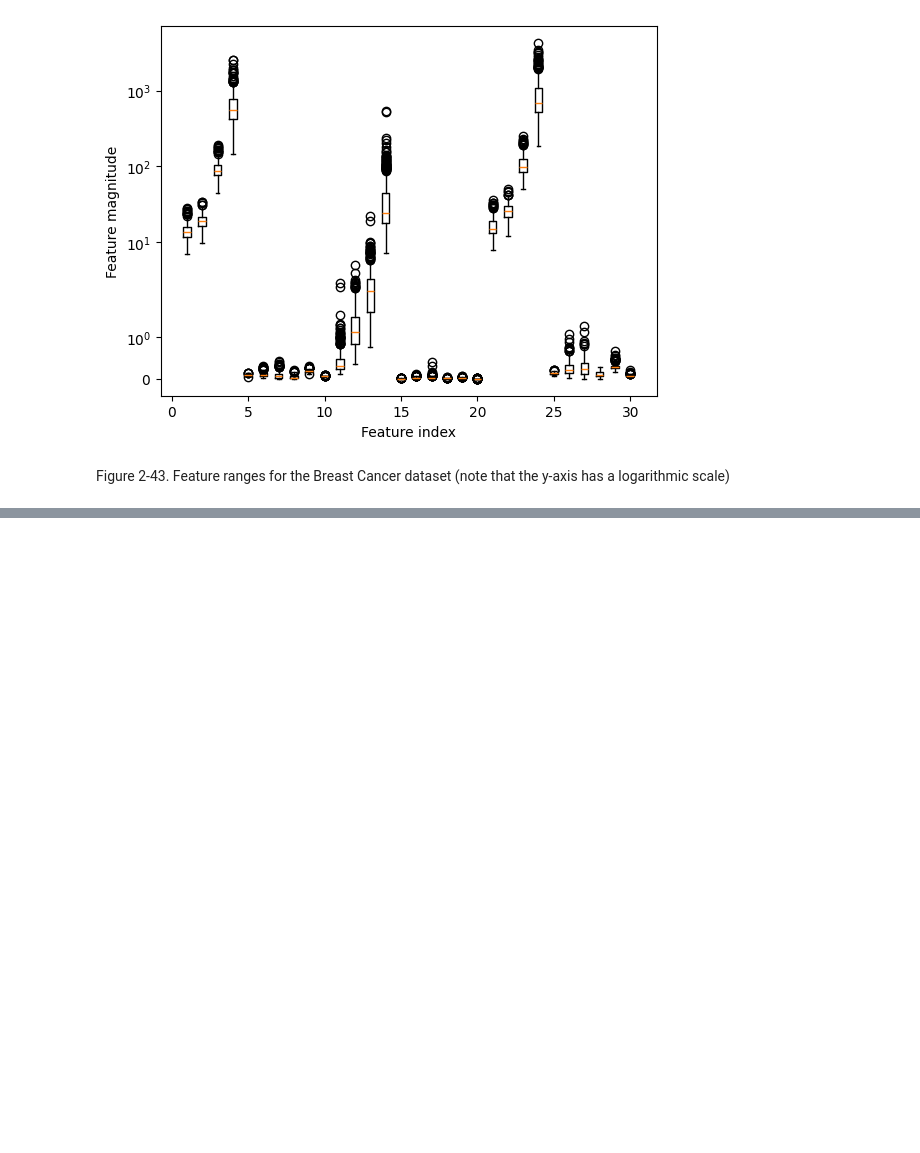
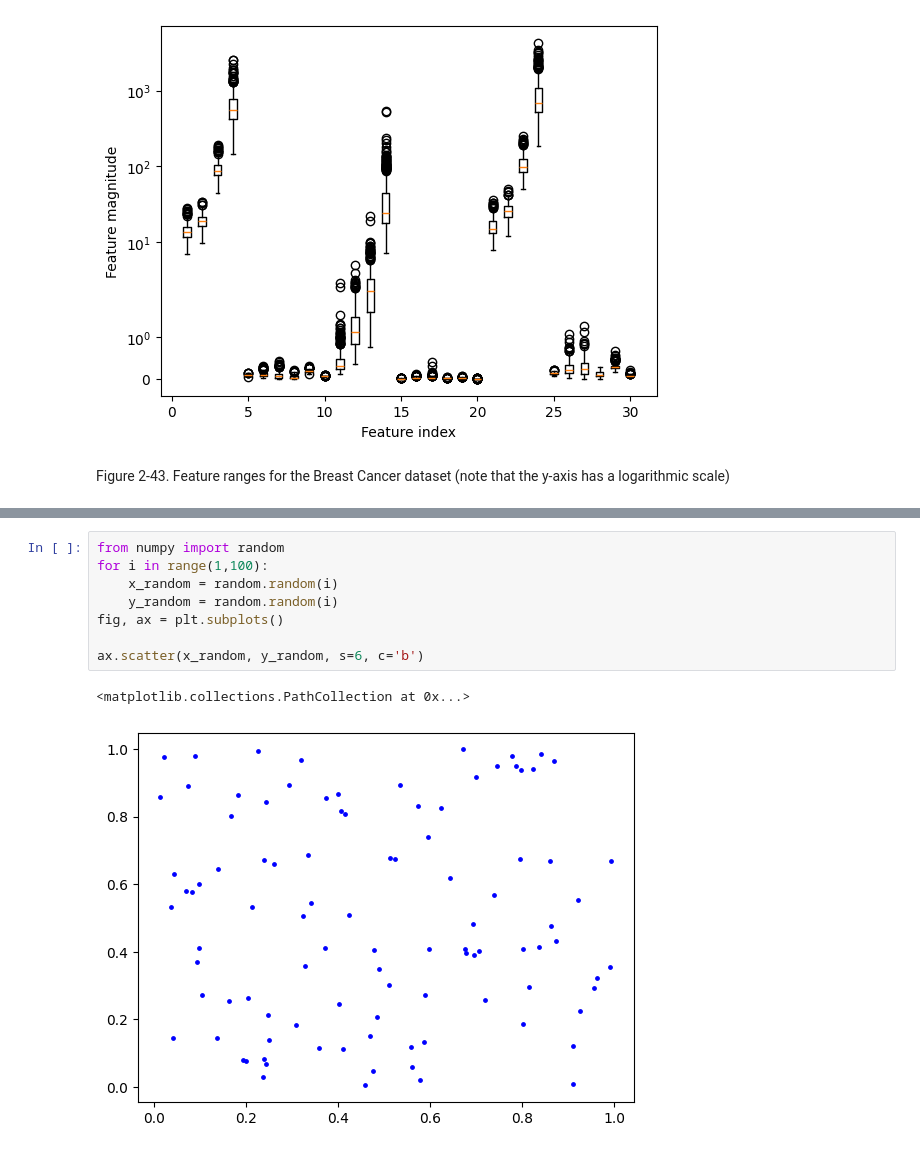
Before and after one commit to Youngsoo1024/Python_ML, a Jupyter notebook: Chap 2/ch2_test.ipynb, the cells around one changed output, grey strips where cells are left out. Saved outputs shown, nothing was run; the diff lists cells and outputs as text; blank space fills up the shorter version.

```diff
--- a/Chap 2/ch2_test.ipynb
+++ b/Chap 2/ch2_test.ipynb
@@ -962,0 +994,11 @@ Figure 2-43. Feature ranges for the Breast Cancer dataset (note that the y-axis
+# %%
+from numpy import random
+for i in range(1,100):
+    x_random = random.random(i)
+    y_random = random.random(i)
+fig, ax = plt.subplots()
+
+ax.scatter(x_random, y_random, s=6, c='b')
+# %% [output]
+<matplotlib.collections.PathCollection at 0x...>
+[figure, added]
```
Also changed, not shown: parts of 12 cells of this notebook, 1 other file.
